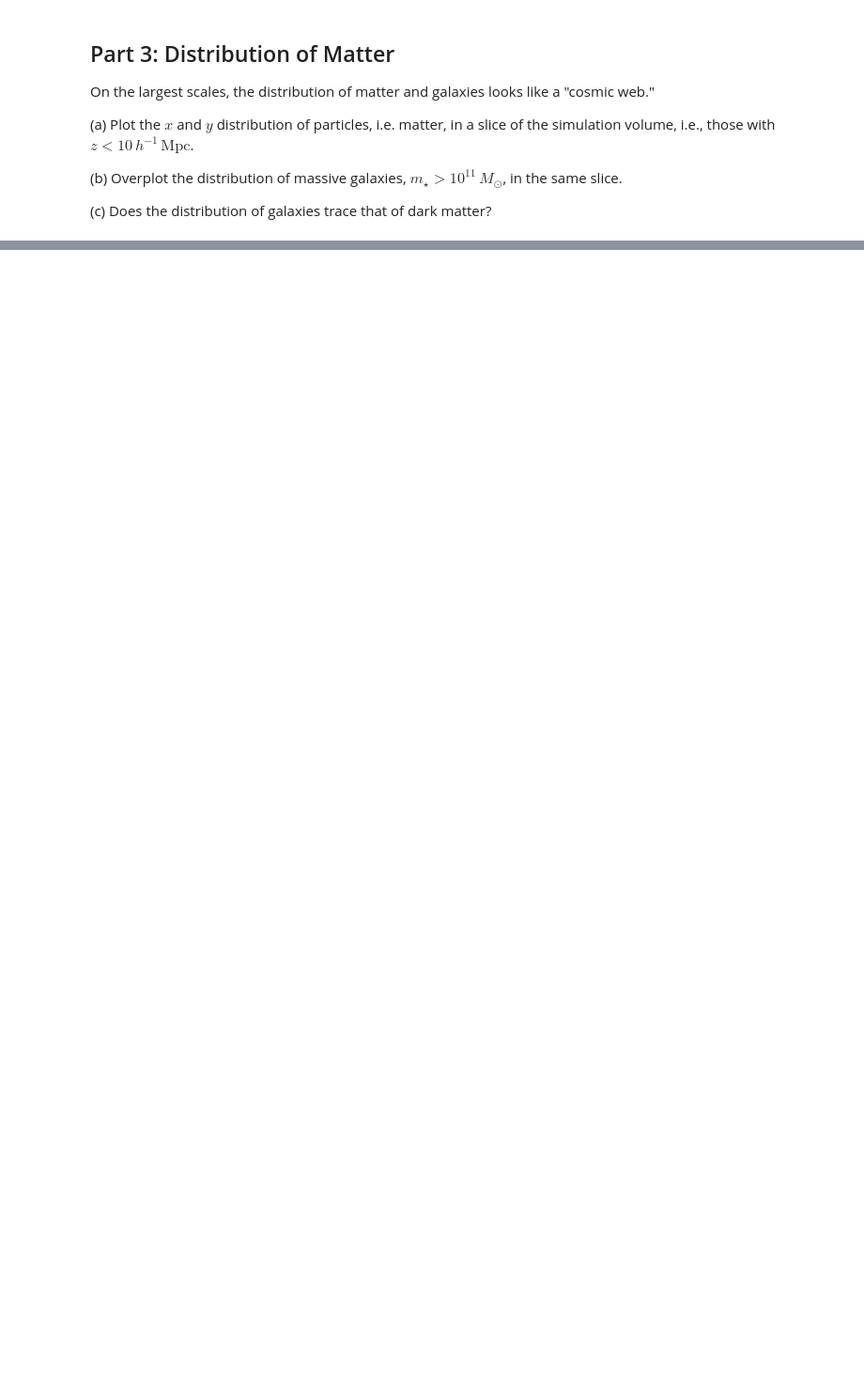
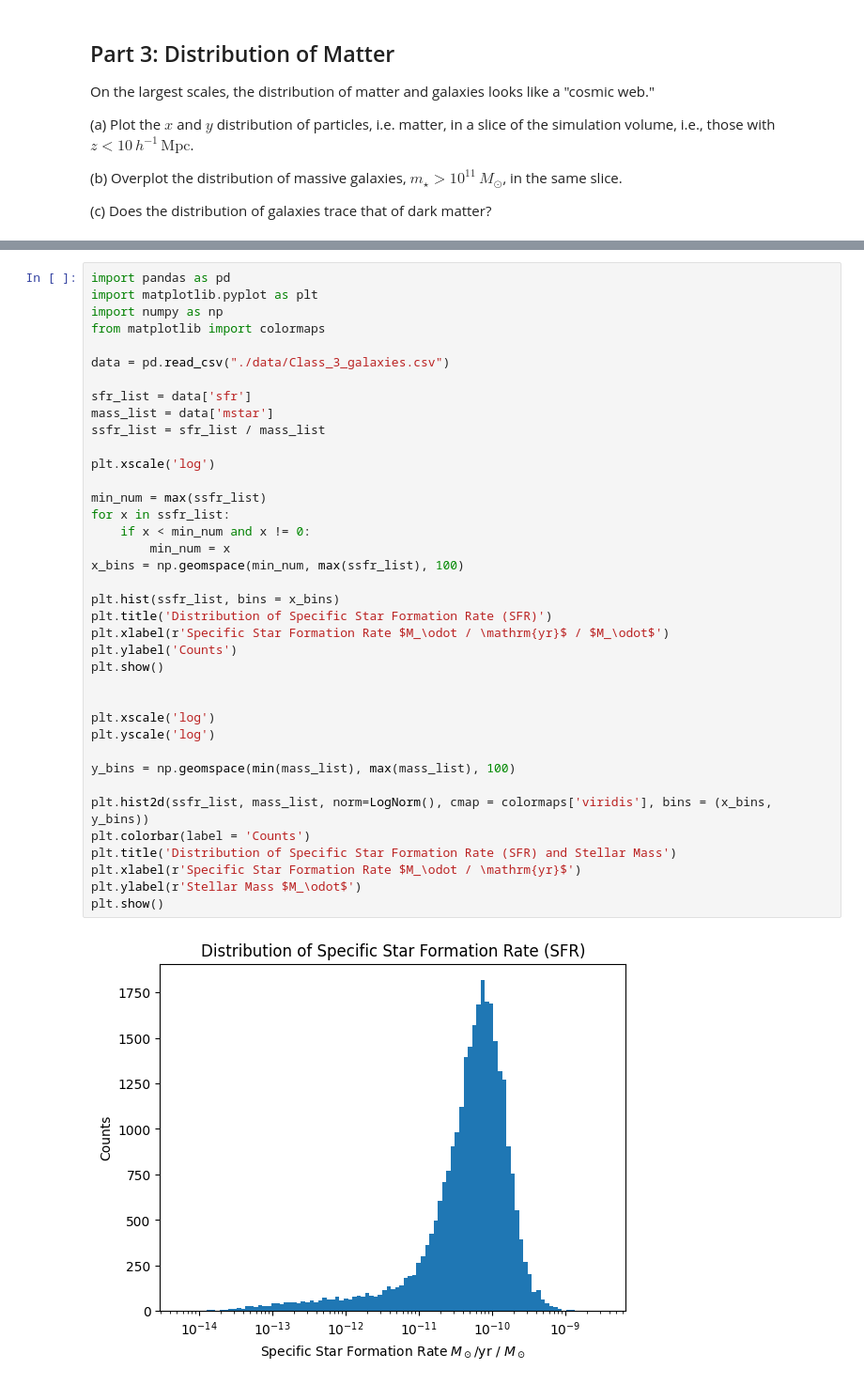
Before and after one commit to queue-h/ISCI-396, a Jupyter notebook: data_visualization/Class_3.ipynb, the cells around one changed output, grey strips where cells are left out. Shown at 94% size. Drawn from its saved outputs; the diff is of its cells as text; blank space fills up the shorter version.

```diff
--- a/data_visualization/Class_3.ipynb
+++ b/data_visualization/Class_3.ipynb
@@ -357,0 +369,40 @@ plt.show()
+# %%
+import pandas as pd
+import matplotlib.pyplot as plt
+import numpy as np
+from matplotlib import colormaps
+
+data = pd.read_csv("./data/Class_3_galaxies.csv")
+
+sfr_list = data['sfr']
+mass_list = data['mstar']
+ssfr_list = sfr_list / mass_list
+
+plt.xscale('log')
+
+min_num = max(ssfr_list)
+for x in ssfr_list:
+    if x < min_num and x != 0:
+        min_num = x
+x_bins = np.geomspace(min_num, max(ssfr_list), 100)
+
+plt.hist(ssfr_list, bins = x_bins)
+plt.title('Distribution of Specific Star Formation Rate (SFR)')
+plt.xlabel(r'Specific Star Formation Rate $M_\odot / \mathrm{yr}$ / $M_\odot$')
+plt.ylabel('Counts')
+plt.show()
+
+
+plt.xscale('log')
+plt.yscale('log')
+
+y_bins = np.geomspace(min(mass_list), max(mass_list), 100)
+
+plt.hist2d(ssfr_list, mass_list, norm=LogNorm(), cmap = colormaps['viridis'], bins = (x_bins, y_bins))
+plt.colorbar(label = 'Counts')
+plt.title('Distribution of Specific Star Formation Rate (SFR) and Stellar Mass')
+plt.xlabel(r'Specific Star Formation Rate $M_\odot / \mathrm{yr}$')
+plt.ylabel(r'Stellar Mass $M_\odot$')
+plt.show()
+# %% [output]
+[figure, added]
```
Also changed, not shown: parts of 6 cells of this notebook.
